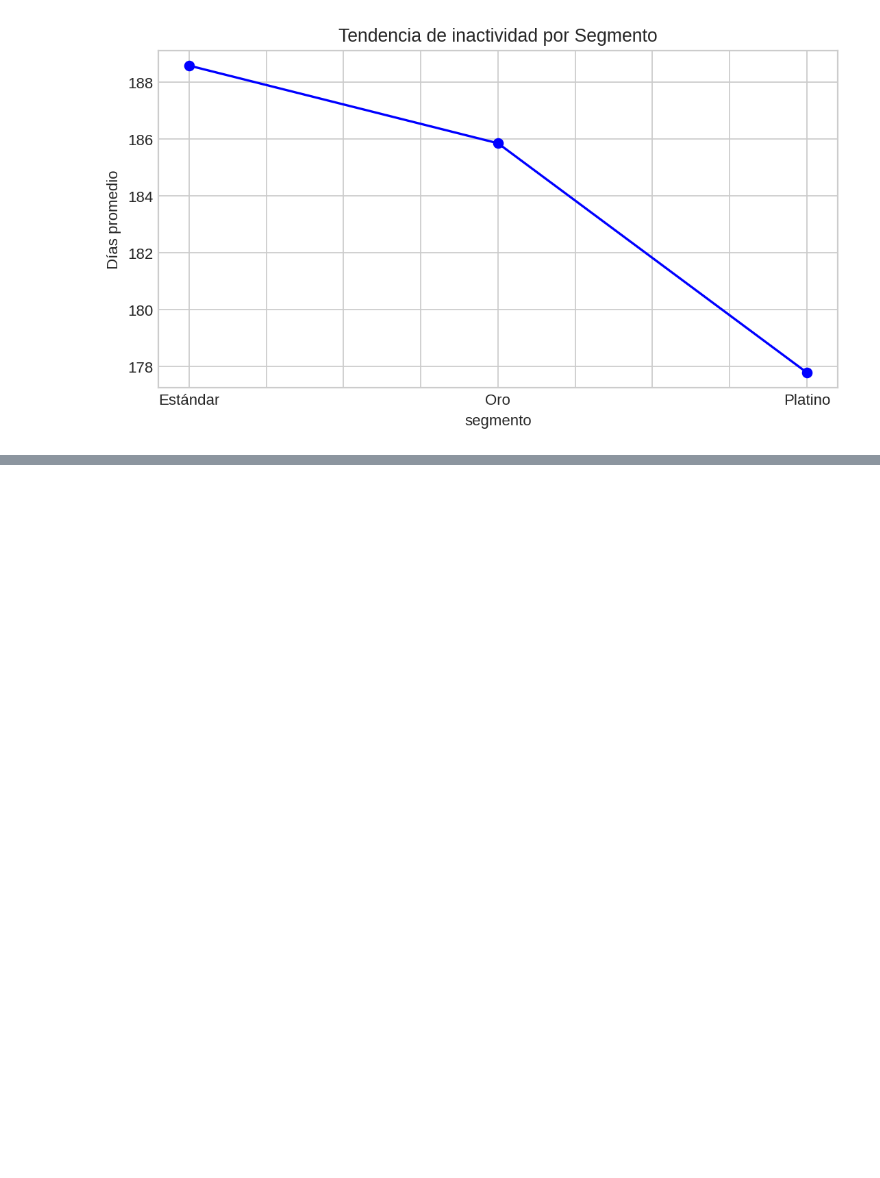
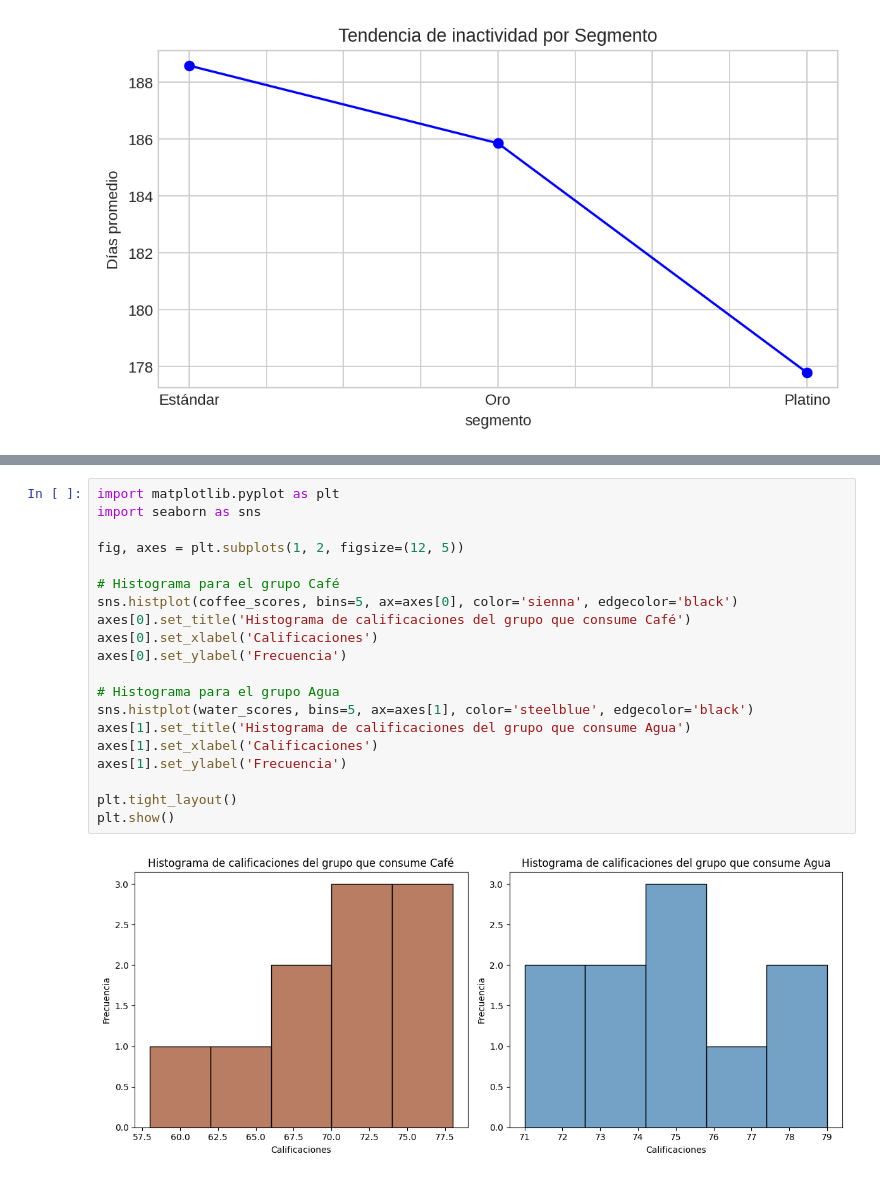
Before and after one commit to Jpablo179804/MineriaDatos, a Jupyter notebook: MineriaDatos.ipynb, the cells around one changed output, grey strips where cells are left out. Saved outputs shown, nothing was run; the diff lists cells and outputs as text; blank space fills up the shorter version.

```diff
--- a/MineriaDatos.ipynb
+++ b/MineriaDatos.ipynb
@@ -1638,0 +1828,22 @@ Name: dias_desde_ultima_visita, dtype: float64
+# %%
+import matplotlib.pyplot as plt
+import seaborn as sns
+
+fig, axes = plt.subplots(1, 2, figsize=(12, 5))
+
+# Histograma para el grupo Café
+sns.histplot(coffee_scores, bins=5, ax=axes[0], color='sienna', edgecolor='black')
+axes[0].set_title('Histograma de calificaciones del grupo que consume Café')
+axes[0].set_xlabel('Calificaciones')
+axes[0].set_ylabel('Frecuencia')
+
+# Histograma para el grupo Agua
+sns.histplot(water_scores, bins=5, ax=axes[1], color='steelblue', edgecolor='black')
+axes[1].set_title('Histograma de calificaciones del grupo que consume Agua')
+axes[1].set_xlabel('Calificaciones')
+axes[1].set_ylabel('Frecuencia')
+
+plt.tight_layout()
+plt.show()
+# %% [output]
+[figure, added]
```
Also changed, not shown: parts of 12 cells of this notebook.
